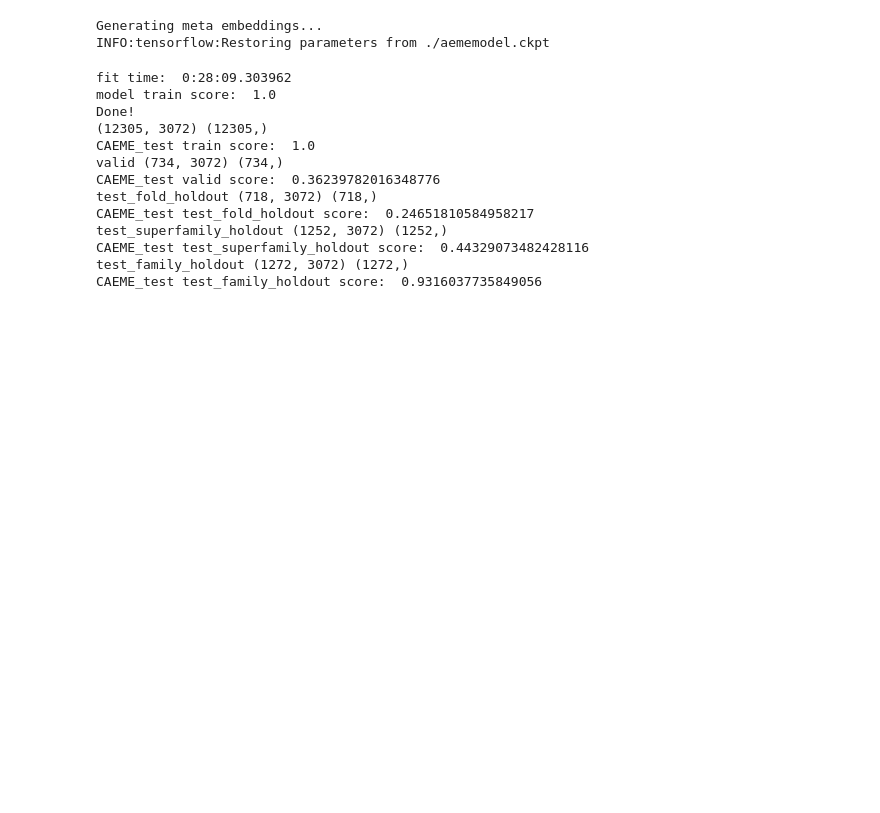
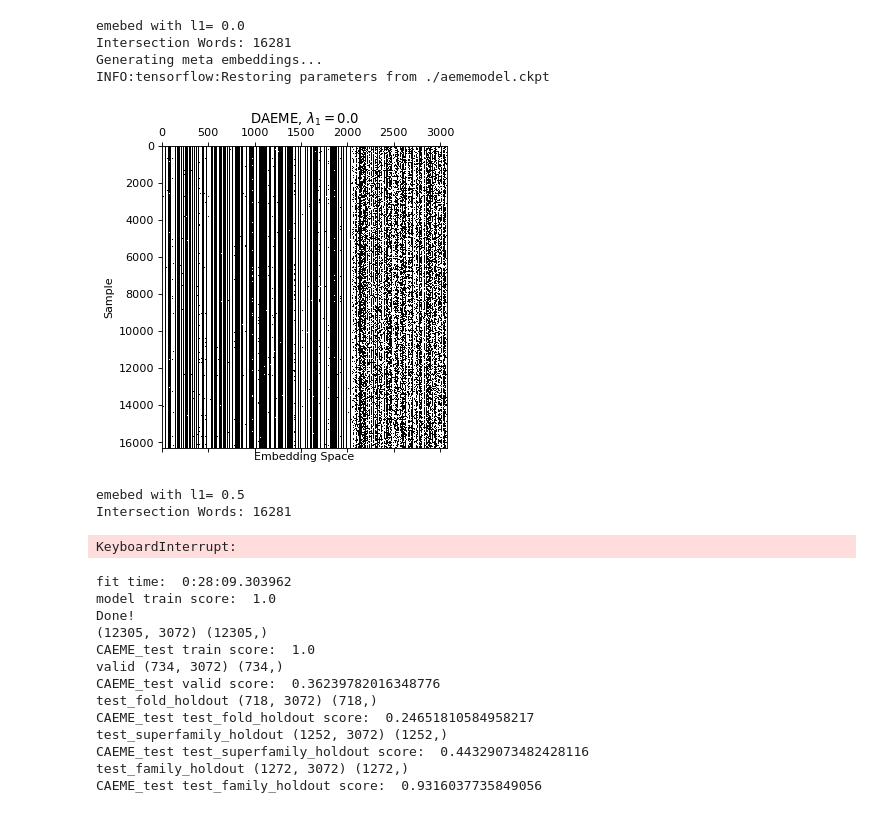
Before and after one commit to julesberman/ProEmb_Ensemble, a Jupyter notebook: AEME.ipynb, the cells around one changed output. Cells and saved outputs as stored; diff of their text form; code cells hidden in the pictures; blank space fills up the shorter version.

Commit message:
more AEME

```diff
--- a/AEME.ipynb
+++ b/AEME.ipynb
@@ -295,16 +324,14 @@ for d in list_emb_dicts:
     dims.append(list(d.values())[0].shape[0])
 
 params = {}
-params['model'] = 'CAEME' # among DAEME, CAEME, AAEME
+params['model'] = 'DAEME' # among DAEME, CAEME, AAEME
 params['emb'] = 200 # a int number of meta-embedding dimensionality, only used in AAEME model
 params['dims'] = dims # a list of encoded dimensionalities for each source embedding
 params['learning_rate'] = 0.001
 params['batch'] = 128
-params['epoch'] = 100
+params['epoch'] = 200
 params['activ'] = 'relu'
 params['factors'] = [1.0, 1.0, 1.0]
-params['noise'] = 0.05
+params['noise'] = 0.00
 params['oov'] = False
 params['ckpt'] = './aeme'
-
-aeme = AEME(**params)
@@ -336,8 +338,30 @@ aeme.train_model()
-# %%
-embeded_corpus = aeme.generate_meta_embed()
-# %% [output]
-Generating meta embeddings...
-INFO:tensorflow:Restoring parameters from ./aememodel.ckpt
+# %%
+l1s = [0.0, 0.5, 1.0, 1.5, 2.0]
+sparsities = []
+
+for l1 in l1s:
+    print("emebed with l1=",l1)
+    params['factors'] = [1.0, 1.0, l1]
+    aeme = AEME(**params)
+    aeme.load_data(list_emb_dicts)
+    aeme.build_model()
+    aeme.train_model()
+    embeded = aeme.generate_meta_embed()
+    embeded = dict_to_arr_any(embeded)
+
+    sparsity = 1.0 - ( np.count_nonzero(embeded) / float(embeded.size) )
+    sparsities.append(sparsity)
+
+    spy_vis(embeded, f"DAEME, $\lambda_1 = {l1}$")
+# %% [output]
+emebed with l1= 0.0
+Intersection Words: 16281
+Generating meta embeddings...
+INFO:tensorflow:Restoring parameters from ./aememodel.ckpt
+[figure, added]
+emebed with l1= 0.5
+Intersection Words: 16281
+KeyboardInterrupt:
 # %%
 from sklearn.linear_model import LogisticRegression
 from timeit import default_timer as timer
```
Also changed, not shown: parts of 8 cells of this notebook, 2 other files.
